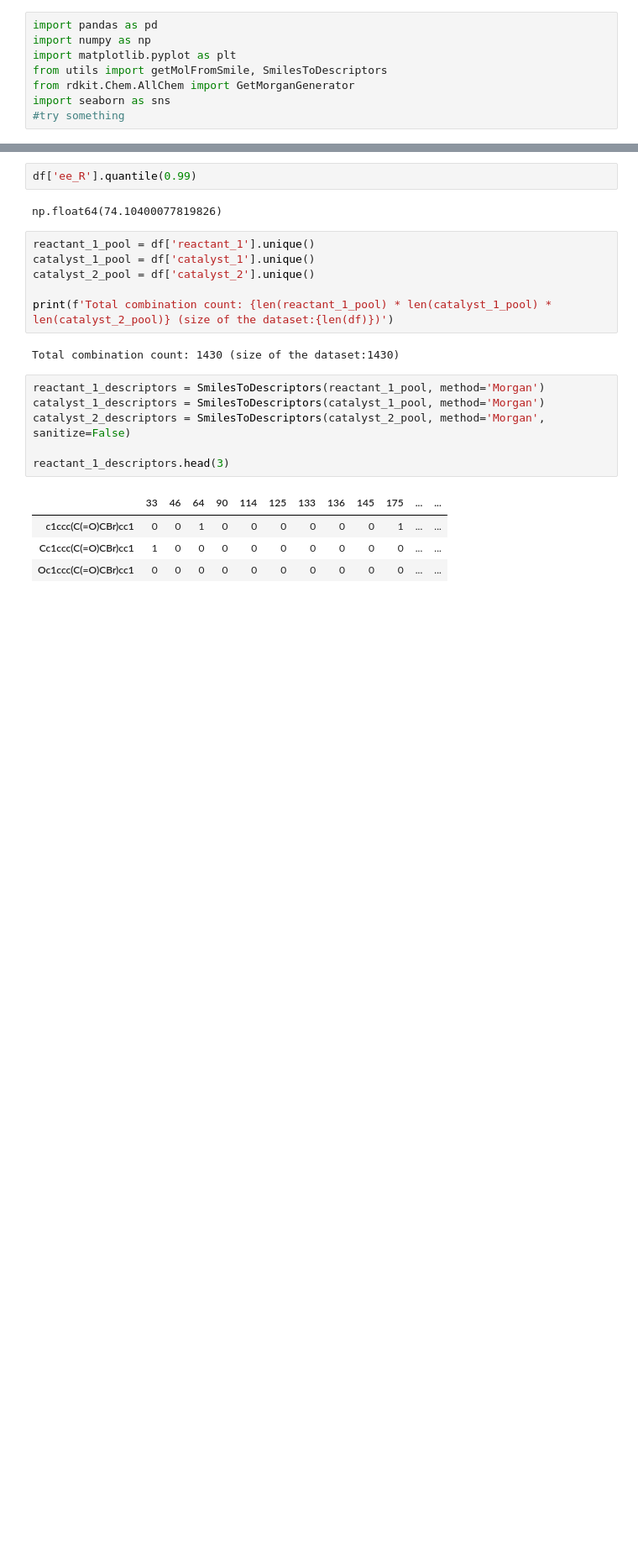
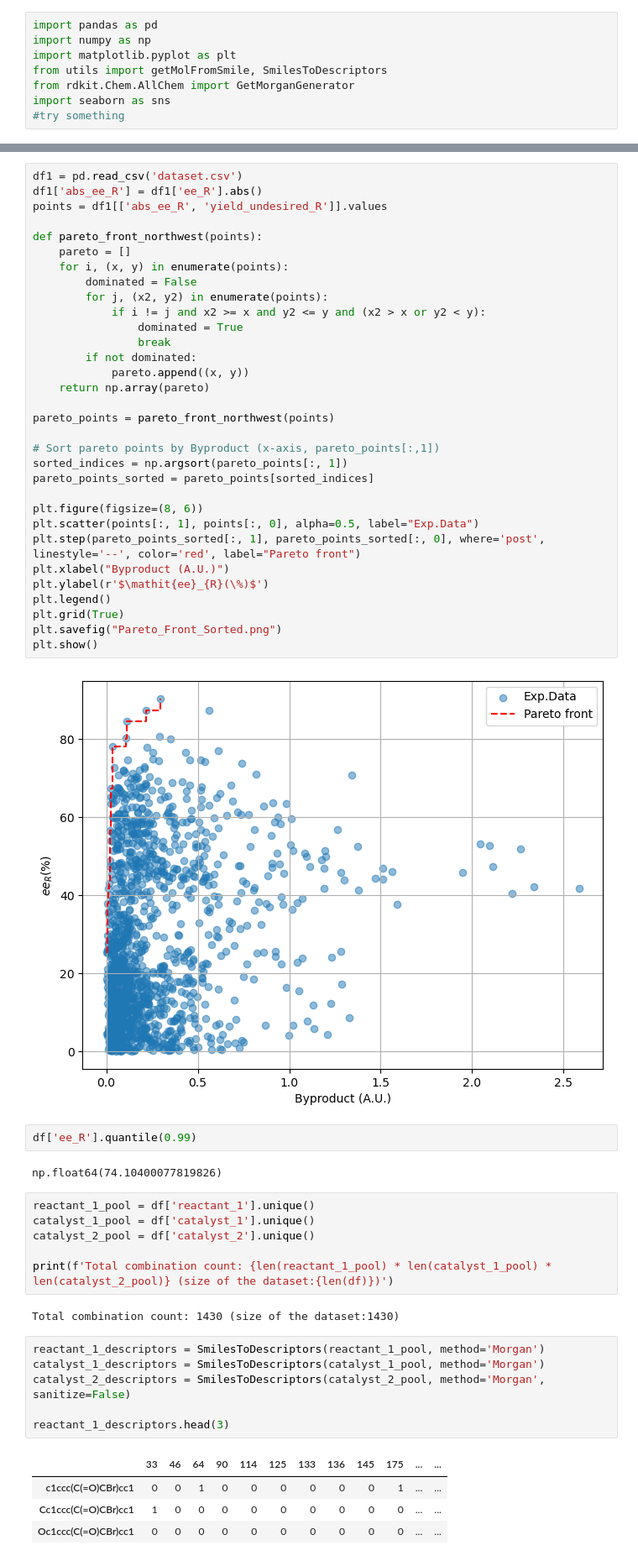
Before and after one commit to Lecmino/ai4chem-bo, a Jupyter notebook: bo_multiopt.ipynb, the cells around one changed output, grey strips where cells are left out. Shown: that part at 84% size. Drawn from its saved outputs; the diff is of its cells as text; blank space fills up the shorter version.

```diff
--- a/bo_multiopt.ipynb
+++ b/bo_multiopt.ipynb
@@ -13,6 +13,40 @@ df.head(2)
 |  | reactant_1 | reactant_2 | reactant_3 | product_R | product_S | solvent | catalyst_1 | catalyst_2 | ... |
 | 0 | c1ccc(C(=O)CBr)cc1 | Cc1cccc(C)n1 | C#CCCCCC=O | C#CCCC[C@H](C=O)CC(=O)c1ccccc1 | C#CCCC[C@@H](C=O)CC(=O)c1ccccc1 | CN(C)C=O | C1COCCN1 | F[P](F)(F)(F)(F)F.CC(C)(C)C1=CC=[... | ... |
 | 1 | c1ccc(C(=O)CBr)cc1 | Cc1cccc(C)n1 | C#CCCCCC=O | C#CCCC[C@H](C=O)CC(=O)c1ccccc1 | C#CCCC[C@@H](C=O)CC(=O)c1ccccc1 | CN(C)C=O | C[Si](C)(C)OC(c1ccccc1)(c1ccccc1)... | F[P](F)(F)(F)(F)F.CC(C)(C)C1=CC=[... | ... |
+# %%
+df1 = pd.read_csv('dataset.csv')
+df1['abs_ee_R'] = df1['ee_R'].abs()
+points = df1[['abs_ee_R', 'yield_undesired_R']].values
+
+def pareto_front_northwest(points):
+    pareto = []
+    for i, (x, y) in enumerate(points):
+        dominated = False
+        for j, (x2, y2) in enumerate(points):
+            if i != j and x2 >= x and y2 <= y and (x2 > x or y2 < y):
+                dominated = True
+                break
+        if not dominated:
+            pareto.append((x, y))
+    return np.array(pareto)
+
+pareto_points = pareto_front_northwest(points)
+
+# Sort pareto points by Byproduct (x-axis, pareto_points[:,1])
+sorted_indices = np.argsort(pareto_points[:, 1])
+pareto_points_sorted = pareto_points[sorted_indices]
+
+plt.figure(figsize=(8, 6))
+plt.scatter(points[:, 1], points[:, 0], alpha=0.5, label="Exp.Data")
+plt.step(pareto_points_sorted[:, 1], pareto_points_sorted[:, 0], where='post', linestyle='--', color='red', label="Pareto front")
+plt.xlabel("Byproduct (A.U.)")
+plt.ylabel(r'$\mathit{ee}_{R}(\%)$')
+plt.legend()
+plt.grid(True)
+plt.savefig("Pareto_Front_Sorted.png")
+plt.show()
+# %% [output]
+[figure, added]
 # %%
 df['ee_R'].quantile(0.99)
 # %% [output]
```
Also changed, not shown: parts of 5 cells of this notebook, 1 other file.
